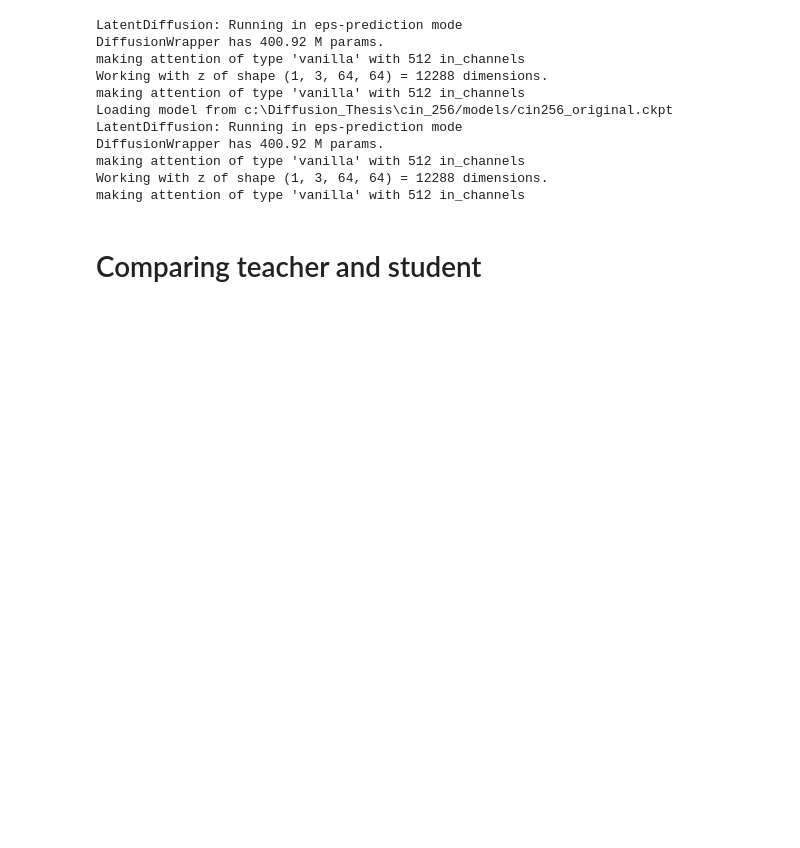
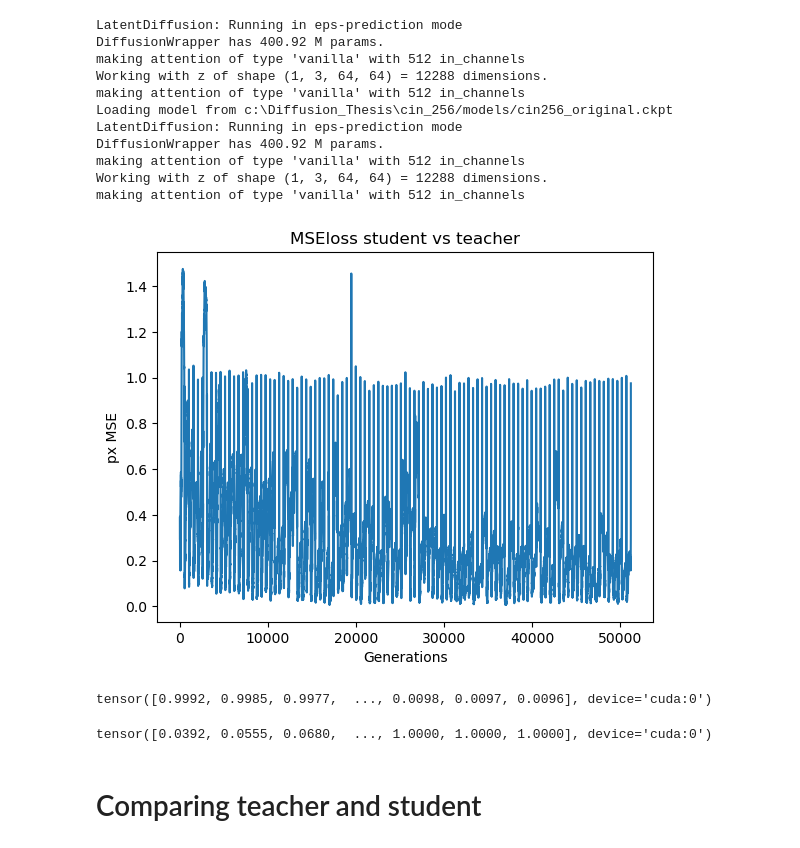
Before and after one commit to Pmobilee/DSD, a Jupyter notebook: cin_256/cin_256_distillation.ipynb, the cells around one changed output. Drawn from its saved outputs; the diff is of its cells as text; code cells hidden in the pictures; blank space fills up the shorter version.

Commit message:
Need to focus more on primary steps?

```diff
--- a/cin_256/cin_256_distillation.ipynb
+++ b/cin_256/cin_256_distillation.ipynb
@@ -93,7 +93,7 @@ making attention of type 'vanilla' with 512 in_channels
 Working with z of shape (1, 3, 64, 64) = 12288 dimensions.
 making attention of type 'vanilla' with 512 in_channels
 # %%
-generations = 10
+generations = 100
 steps = 1024
 
 
@@ -113,9 +113,9 @@ generation = 0
 
 
 
-optimizer, scheduler = get_optimizer(student, iterations=generations*ddim_steps_student, lr=0.0000000001)
+optimizer, scheduler = get_optimizer(student, iterations=generations*ddim_steps_student, lr=0.00000001)
 
-a_t = np.linspace(0, 1, updates)
+
 
 all_losses = []
 ets = []
@@ -143,15 +143,16 @@ with torch.no_grad():
                                 with torch.enable_grad():
 
                                     optimizer.zero_grad()
-                                    img_student, x0_student, x_T_copy, a_t = student.iterative_progressive_denoising_student(cond=c_student, shape=[3, 64, 64], verbose=True, callback=None, quantize_denoised=False,
+                                    img_student, x0_student, x_T_copy, a_t, s_t = student.iterative_progressive_denoising_student(cond=c_student, shape=[3, 64, 64], verbose=True, callback=None, quantize_denoised=False,
                                         img_callback=None, mask=None, x0=None, temperature=1., noise_dropout=0.,
                                         score_corrector=None, corrector_kwargs=None, batch_size=1, x_T=x_T_copy, start_T=steps*1,
                                         log_every_t=None, keep_intermediates=False)
 
 
-                                    loss = max(torch.log((1- (a_t **2)) / a_t** 2), 1) * criterion(x0_student, x0)
+                                    # loss = max(torch.log(((a_t - 1) **2) / (a_t ** 2)), 0.01) *
+                                    loss = torch.exp(torch.log((1 + (a_t ) / (s_t)))) * criterion(x0_student, x0)
                                     # math.log(a_t**2 / (1-a_t) **2) *
-
+                                    # print("scale", max(torch.log(((a_t - 1) **2) / (a_t ** 2)), 0.01), "loss", round(loss.item(), 5))
                                     loss.backward()
 
                                     optimizer.step()
@@ -170,32 +171,43 @@ with torch.no_grad():
                     #         save_model(sampler_student, optimizer, scheduler, name=f"intermediate_{instance}", steps=ddim_steps_student, run_name=run_name)
                     #         images, grid = compare_teacher_student(teacher, sampler_teacher, student, sampler_student, steps=[1, 2, 4, 6, 8, 10, 16, 20, 32, 64, 128])
                     #         images = wandb.Image(grid, caption=f"{instance} steps, left: Teacher, right: Student")
                     #         wandb.log({"Intermediate": images})
 
 
 
                     all_losses.extend(losses)
                     # print(scheduler.get_last_lr())
                     averaged_losses.append(sum(losses) / len(losses))
                     # if session != None:
                     #     session.log({"generation_loss":averaged_losses[-1]})
                     tepoch.set_postfix(epoch_loss=averaged_losses[-1])
                     torch.cuda.empty_cache()
                     # if early_stop == True and i > 1:
                     #     if averaged_losses[-1] > (10*losses[-2]):
                     #         print(f"Early stop initiated: Prev loss: {round(averaged_losses[-2], 5)}, Current loss: {round(averaged_losses[-1], 5)}")
                     #         plt.plot(range(len(averaged_losses)), averaged_losses, label="MSE LOSS")
                     #         plt.xlabel("Generations")
                     #         plt.ylabel("px MSE")
                     #         plt.title("MSEloss student vs teacher")
                     #         plt.show()
 
 
 
 plt.plot(range(len(all_losses)), all_losses, label="MSE LOSS")
 plt.xlabel("Generations")
 plt.ylabel("px MSE")
 plt.title("MSEloss student vs teacher")
 plt.show()
+# %% [output]
+[figure, added]
+# %%
+teacher.sqrt_alphas_cumprod
+# %% [output]
+tensor([0.9992, 0.9985, 0.9977,  ..., 0.0098, 0.0097, 0.0096], device='cuda:0')
+# %%
+
+teacher.sqrt_one_minus_alphas_cumprod
+# %% [output]
+tensor([0.0392, 0.0555, 0.0680,  ..., 1.0000, 1.0000, 1.0000], device='cuda:0')
 # %% [markdown]
 # Comparing teacher and student
```
Also changed, not shown: parts of 5 cells of this notebook, 2 other files.
